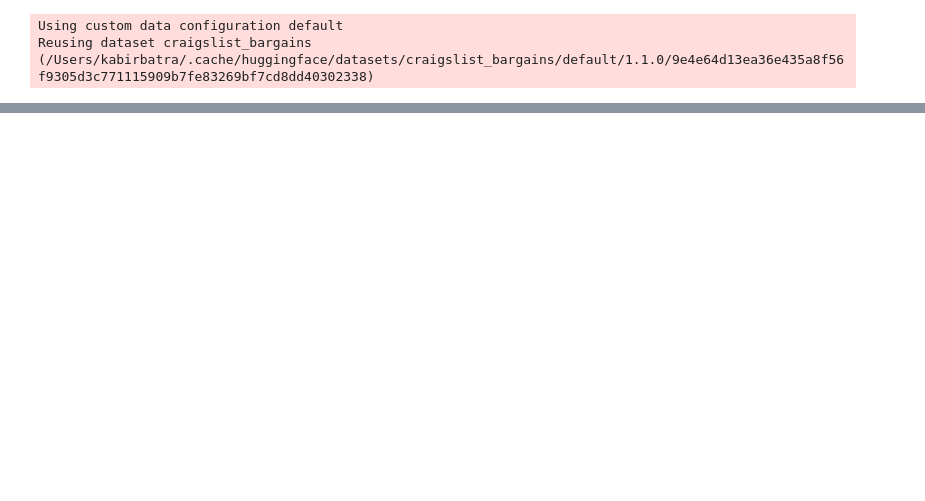
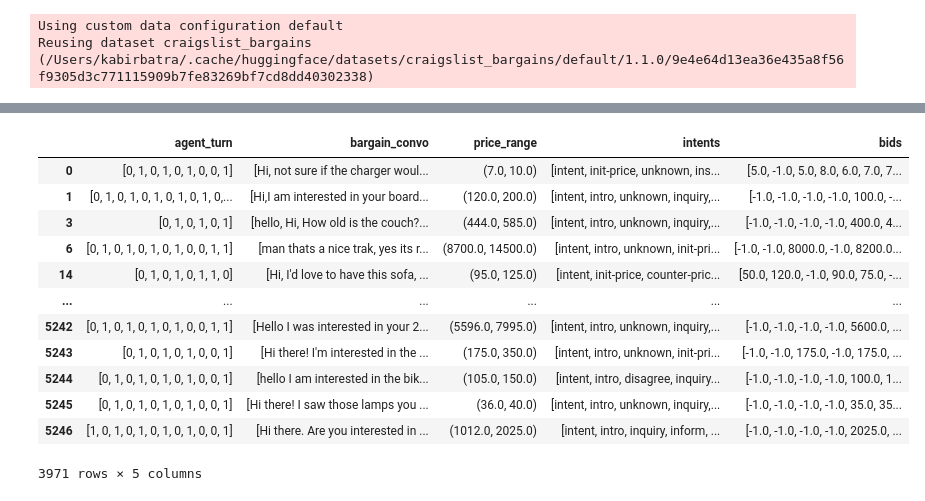
Before and after one commit to NirajNair/Negotiation-Bot, a Jupyter notebook: price_preprocess.ipynb, the cells around one changed output, grey strips where cells are left out. Cells and saved outputs as stored; diff of their text form; code cells hidden in the pictures; blank space fills up the shorter version.

```diff
--- a/price_preprocess.ipynb
+++ b/price_preprocess.ipynb
@@ -39,0 +52,36 @@ def priceExtraction(value):
+# %%
+def mapIntent(value):
+    intents = re.findall('[a-z\-]{2,}', value)
+    # print(intents[:-2])
+    if intents.count('') == len(intents):
+        return np.NaN
+    else:
+        return intents[:-2]
+
+def mapBids(value):
+    bids = list(map(float, re.findall('[\d\.\-]{2,}', value)))
+    # print(bids)
+    if bids.count(-1.0) == len(bids):
+        return np.NaN
+    else:
+        return bids
+
+biddingData['intents'] = biddingData['intent'].apply(lambda x: mapIntent(str(x)))
+biddingData['bids'] = biddingData['intent'].apply(lambda x: mapBids(str(x)))
+# %%
+biddingData.dropna(subset = ['bids'], inplace=True)
+biddingData.drop(columns=['agent_info','intent','items'])
+# %% [output]
+|  | agent_turn | bargain_convo | price_range | intents | bids |
+| 0 | [0, 1, 0, 1, 0, 1, 0, 0, 1] | [Hi, not sure if the charger woul... | (7.0, 10.0) | [intent, init-price, unknown, ins... | [5.0, -1.0, 5.0, 8.0, 6.0, 7.0, 7... |
+| 1 | [0, 1, 0, 1, 0, 1, 0, 1, 0, 1, 0,... | [Hi,I am interested in your board... | (120.0, 200.0) | [intent, intro, unknown, inquiry,... | [-1.0, -1.0, -1.0, -1.0, 100.0, -... |
+| 3 | [0, 1, 0, 1, 0, 1] | [hello, Hi, How old is the couch?... | (444.0, 585.0) | [intent, intro, unknown, inquiry,... | [-1.0, -1.0, -1.0, -1.0, 400.0, 4... |
+| 6 | [0, 1, 0, 1, 0, 1, 0, 1, 0, 0, 1, 1] | [man thats a nice trak, yes its r... | (8700.0, 14500.0) | [intent, intro, unknown, init-pri... | [-1.0, -1.0, 8000.0, -1.0, 8200.0... |
+| 14 | [0, 1, 0, 1, 0, 1, 1, 0] | [Hi, I'd love to have this sofa, ... | (95.0, 125.0) | [intent, init-price, counter-pric... | [50.0, 120.0, -1.0, 90.0, 75.0, -... |
+| ... | ... | ... | ... | ... | ... |
+| 5242 | [0, 1, 0, 1, 0, 1, 0, 1, 0, 0, 1, 1] | [Hello I was interested in your 2... | (5596.0, 7995.0) | [intent, intro, unknown, inquiry,... | [-1.0, -1.0, -1.0, -1.0, 5600.0, ... |
+| 5243 | [0, 1, 0, 1, 0, 1, 0, 0, 1] | [Hi there! I'm interested in the ... | (175.0, 350.0) | [intent, intro, unknown, init-pri... | [-1.0, -1.0, 175.0, -1.0, 175.0, ... |
+| 5244 | [0, 1, 0, 1, 0, 1, 0, 1, 0, 0, 1] | [hello I am interested in the bik... | (105.0, 150.0) | [intent, intro, disagree, inquiry... | [-1.0, -1.0, -1.0, -1.0, 100.0, 1... |
+| 5245 | [0, 1, 0, 1, 0, 1, 0, 1, 0, 0, 1] | [Hi there! I saw those lamps you ... | (36.0, 40.0) | [intent, intro, unknown, inquiry,... | [-1.0, -1.0, -1.0, -1.0, 35.0, 35... |
+| 5246 | [1, 0, 1, 0, 1, 0, 1, 0, 1, 0, 0, 1] | [Hi there. Are you interested in ... | (1012.0, 2025.0) | [intent, intro, inquiry, inform, ... | [-1.0, -1.0, -1.0, -1.0, 2025.0, ... |
+3971 rows × 5 columns
```
Also changed, not shown: parts of 16 cells of this notebook.
